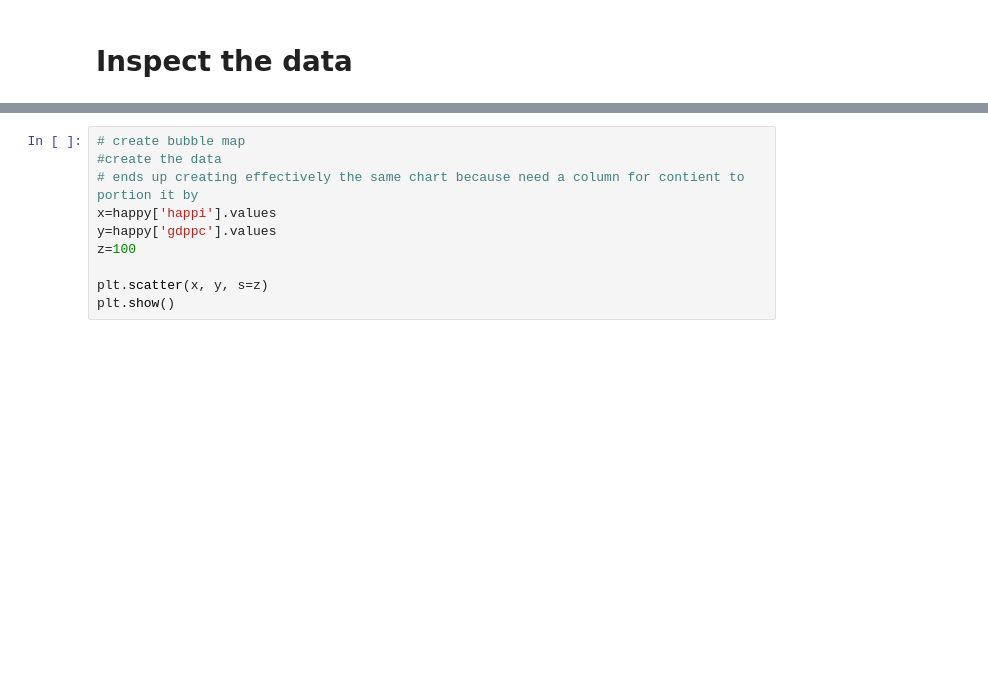
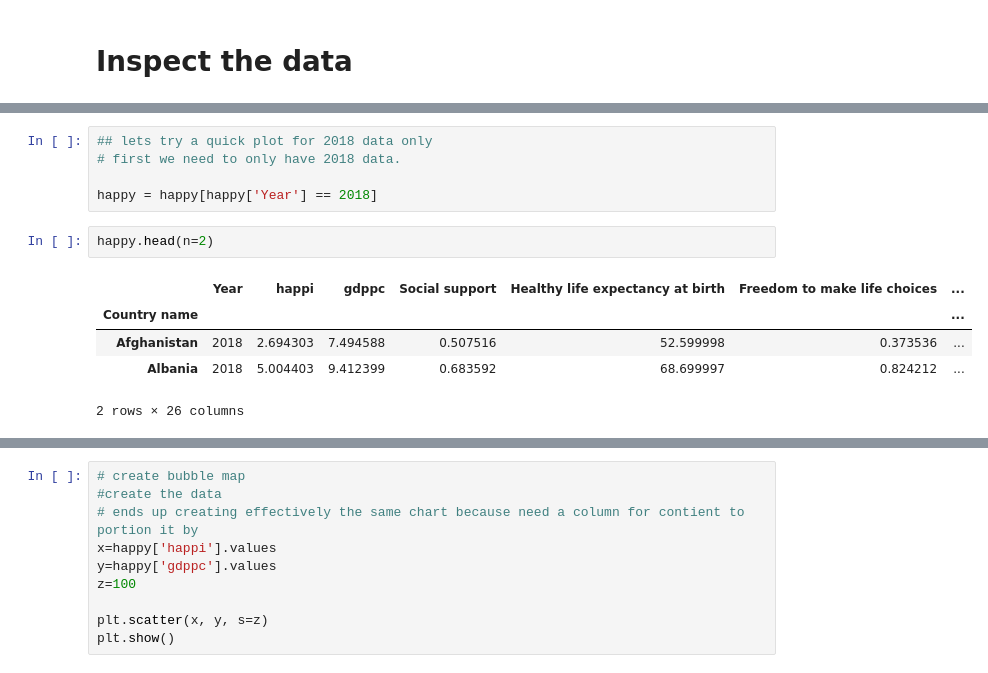
Before and after one commit to rahatsiddique/pandas_basics, a Jupyter notebook: happiness_gdp/happiness and GDP.ipynb, the cells around one changed output, grey strips where cells are left out. Drawn from its saved outputs; the diff is of its cells as text; blank space fills up the shorter version.

```diff
--- a/happiness_gdp/happiness and GDP.ipynb
+++ b/happiness_gdp/happiness and GDP.ipynb
@@ -66 +79,14 @@ Name: Afghanistan, dtype: float64
+# %%
+## lets try a quick plot for 2018 data only
+# first we need to only have 2018 data.
+
+happy = happy[happy['Year'] == 2018]
+# %%
+happy.head(n=2)
+# %% [output]
+|  | Year | happi | gdppc | Social support | Healthy life expectancy at birth | Freedom to make life choices | ... |
+| Country name |  |  |  |  |  |  | ... |
+| Afghanistan | 2018 | 2.694303 | 7.494588 | 0.507516 | 52.599998 | 0.373536 | ... |
+| Albania | 2018 | 5.004403 | 9.412399 | 0.683592 | 68.699997 | 0.824212 | ... |
+2 rows × 26 columns
 # %%
```
Also changed, not shown: parts of 5 cells of this notebook.
